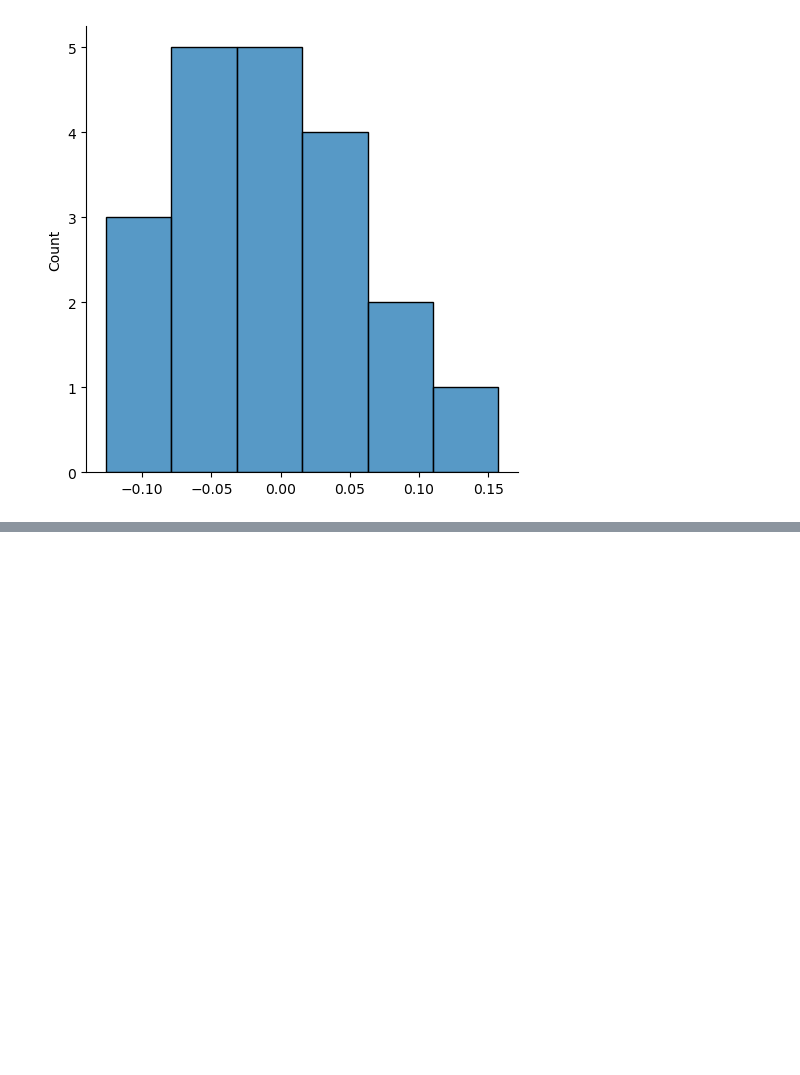
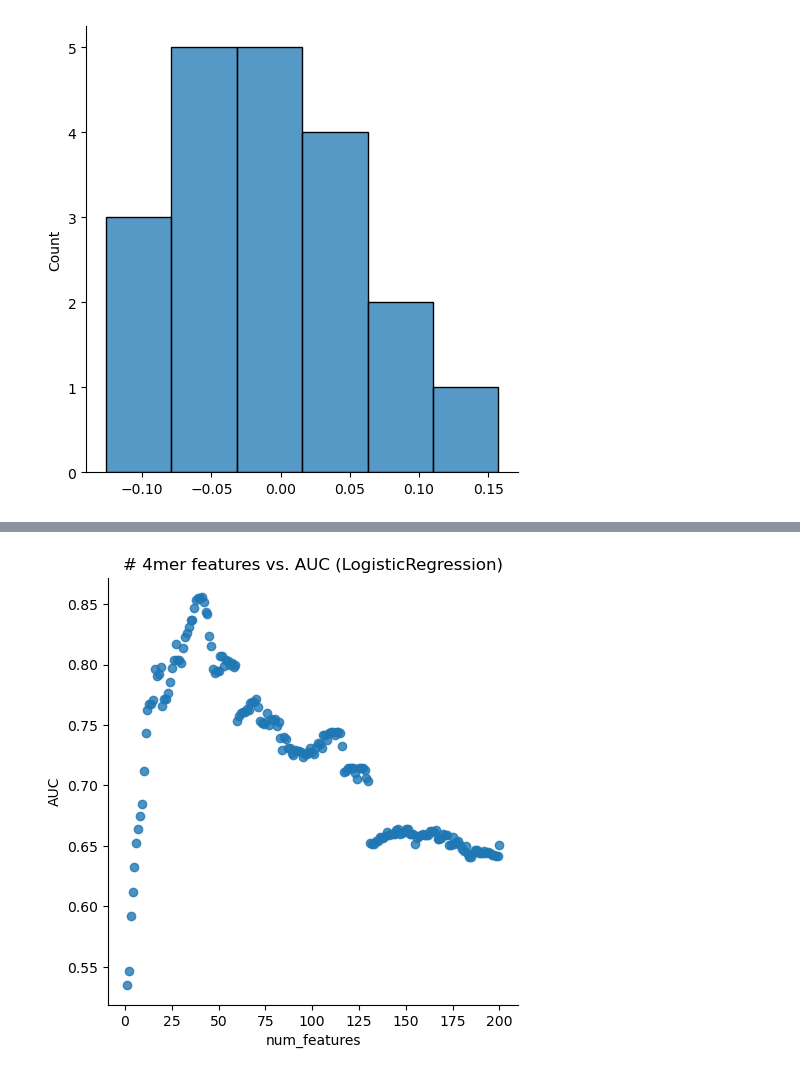
Before and after one commit to iskandr/bcb731, a Jupyter notebook: notebooks/3 - p-values vs accuracy.ipynb, the cells around one changed output, grey strips where cells are left out. Saved outputs shown, nothing was run; the diff lists cells and outputs as text; code cells hidden in the pictures; blank space fills up the shorter version.

```diff
--- a/notebooks/3 - p-values vs accuracy.ipynb
+++ b/notebooks/3 - p-values vs accuracy.ipynb
@@ -697,0 +607,6 @@ plt.yscale('log')
+# %%
+sns.lmplot(metrics, x="num_features", y="AUC", fit_reg=False)
+plt.title("# 4mer features vs. AUC (LogisticRegression)")
+plt.savefig("num-4mer-features-vs-auc-4mer-logistic-regression.png")
+# %% [output]
+[figure, added]
```
Also changed, not shown: parts of 59 cells of this notebook.
